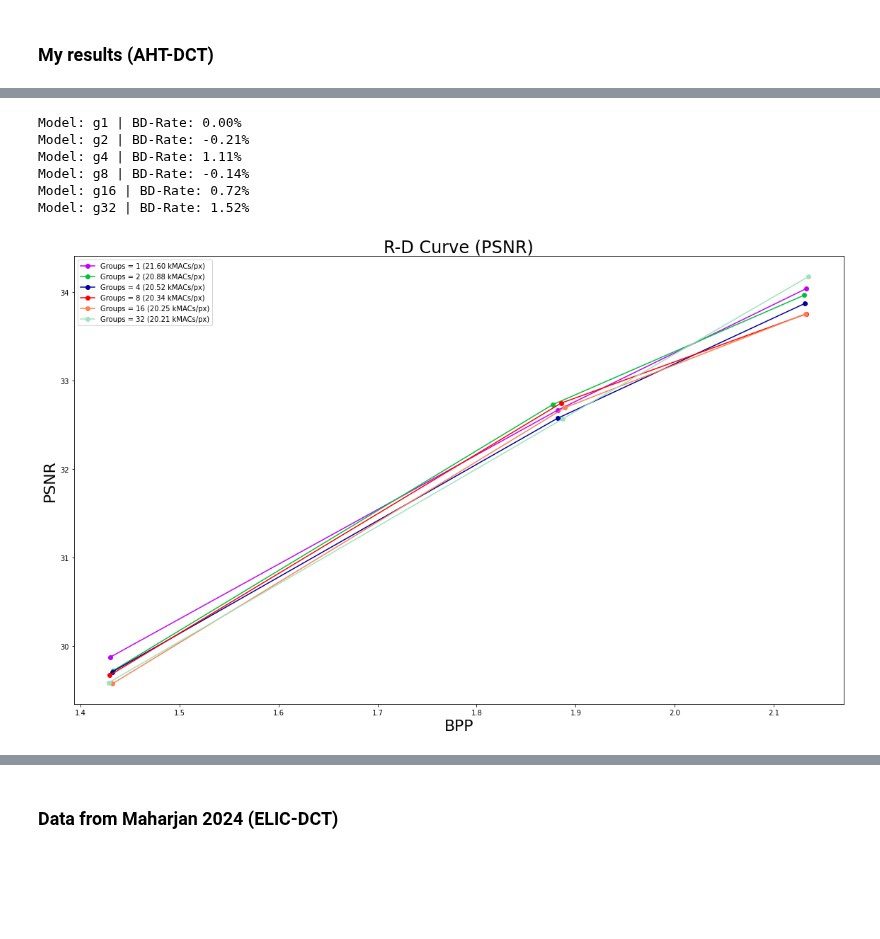
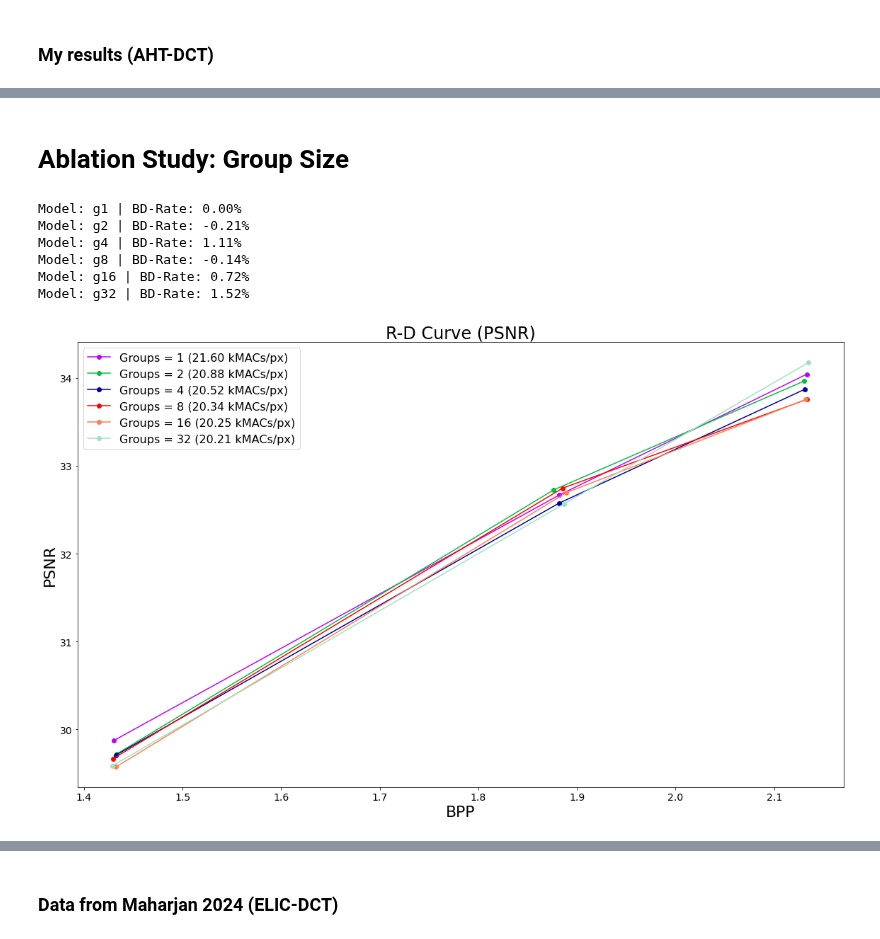
Before and after one commit to zb-umkc/PACT, a Jupyter notebook: analysis.ipynb, the cells around one changed output, grey strips where cells are left out. Cells and saved outputs as stored; diff of their text form; code cells hidden in the pictures; blank space fills up the shorter version.

Commit message:
Update with additional benchmarking results

```diff
--- a/analysis.ipynb
+++ b/analysis.ipynb
@@ -15,7 +20,7 @@ results_df = results_df[results_df["bpp"] > 0.1]
 
 results_df.tail(20)
 # %%
-results_highres_df = pd.read_csv("results_highres.csv", header=0).sort_values(["model", "lmbda"])
+results_highres_df = pd.read_csv("results_highres.csv", header=0).sort_values(["arch", "model", "lmbda"])
 results_highres_df = results_highres_df[results_highres_df["bpp"] > 0.1]
 
 results_highres_df.head(50)
@@ -40,8 +64,10 @@ results_highres_df.head(50)
+# %% [markdown]
+# Ablation Study: Group Size
 # %%
 rd_data = {}
 colors = ["#BE03FD", "#03C03C", "#0000A0", "#FF0000", "#FF7F50", "#9FE2BF"]
 for model in ["g1", "g2", "g4", "g8", "g16", "g32"]:
-    data = results_highres_df[results_highres_df["model"] == f"{model}alpha1.0"]
+    data = results_highres_df[(results_highres_df["arch"] == "PACTtest") & (results_highres_df["model"] == f"{model}alpha1.0")]
     rd_data[model] = {
         "bpp": data["bpp"].round(4).tolist(),
         "psnr": data["psnr_iq"].round(4).tolist(),
@@ -59,39 +85,40 @@ legend_labels = {
     "g16": f"Groups = 16 ({rd_data['g16']['kmacs']:.2f} kMACs/px)",
     "g32": f"Groups = 32 ({rd_data['g32']['kmacs']:.2f} kMACs/px)",
 }
 
-# Test data
-rate_anchor = [9487.76, 4593.60, 2486.44, 1358.24]
-psnr_anchor = [ 40.037,  38.615,  36.845,  34.851]
-rate_test = [9787.80, 4469.00, 2451.52, 1356.24]
-psnr_test = [ 40.121,  38.651,  36.970,  34.987]
-
 for model in rd_data.keys():
     rate_test = rd_data[model]["bpp"]
     psnr_test = rd_data[model]["psnr"]
     rate_anchor = rd_data["g1"]["bpp"]
     psnr_anchor = rd_data["g1"]["psnr"]
-    rd_data[model]["bd_rate"] = bd.bd_rate(rate_anchor, psnr_anchor, rate_test, psnr_test, method='akima')
+    rd_data[model]["bd_rate"] = bd.bd_rate(
+        rate_anchor,
+        psnr_anchor,
+        rate_test,
+        psnr_test,
+        method='akima',
+        require_matching_points=False,
+    )
     print(f"Model: {model} | BD-Rate: {rd_data[model]['bd_rate']:.2f}%")
 
 fig, ax = plt.subplots(figsize=(16, 10))
 ax.set_title("R-D Curve (PSNR)", fontsize=24)
 
 for i, model in enumerate(rd_data.keys()):
     bpp = rd_data[model]["bpp"]
     psnr = rd_data[model]["psnr"]
     ax.plot(bpp, psnr, label=model, marker=rd_data[model]["marker"], linestyle=rd_data[model]["linestyle"], color=rd_data[model]["color"])
 
 ax.set_xlabel("BPP", fontsize=22)
 ax.set_ylabel("PSNR", fontsize=22)
-ax.legend([legend_labels[key] for key in rd_data.keys()])
+ax.legend([legend_labels[key] for key in rd_data.keys()], fontsize=16)
 plt.tight_layout()
 plt.show()
 # %% [output]
 Model: g1 | BD-Rate: 0.00%
 Model: g2 | BD-Rate: -0.21%
 Model: g4 | BD-Rate: 1.11%
 Model: g8 | BD-Rate: -0.14%
 Model: g16 | BD-Rate: 0.72%
 Model: g32 | BD-Rate: 1.52%
-[figure, old version]
+[figure, new version]
```
Also changed, not shown: parts of 6 cells of this notebook, 5 other files.
